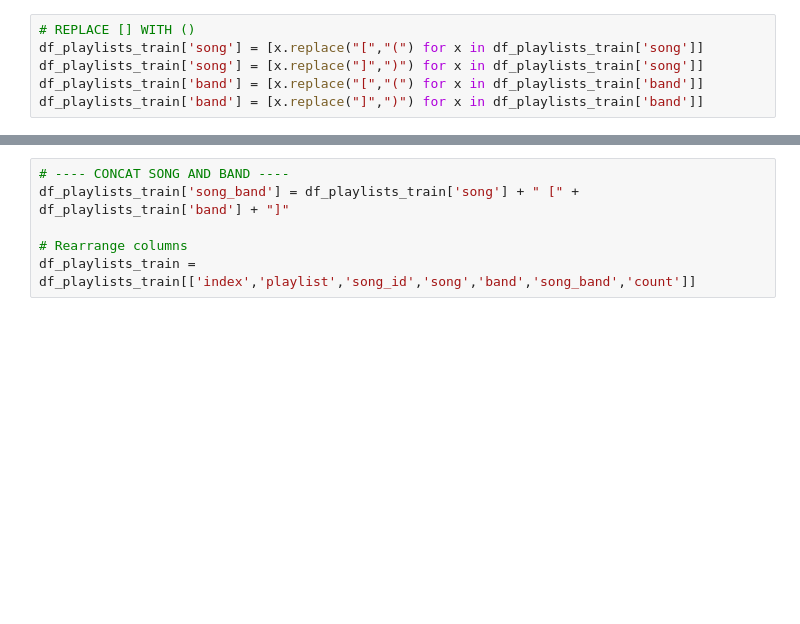
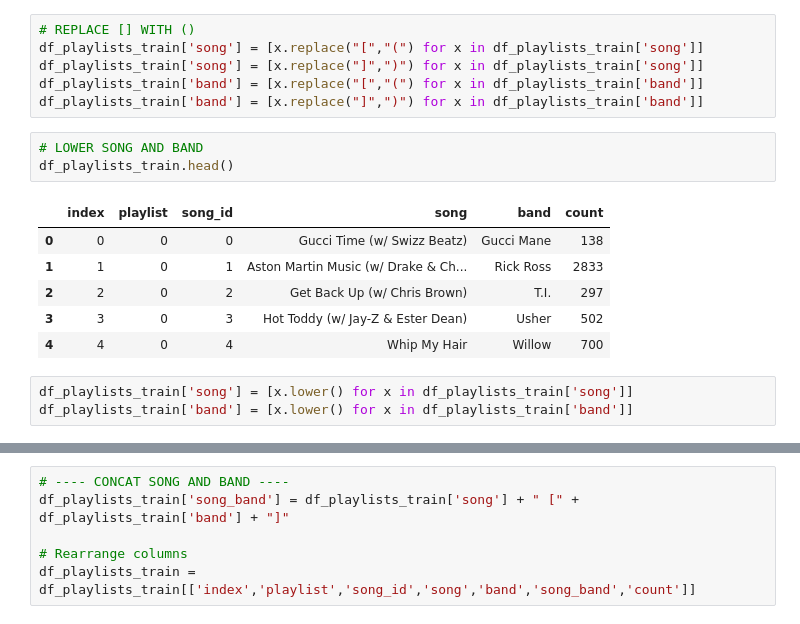
Before and after one commit to stevebachmeier/song-recommender, a Jupyter notebook: working.ipynb, the cells around one changed output, grey strips where cells are left out. Drawn from its saved outputs; the diff is of its cells as text; blank space fills up the shorter version.

```diff
--- a/working.ipynb
+++ b/working.ipynb
@@ -287,3 +298,16 @@ df_playlists_train['song'] = [x.replace("[","(") for x in df_playlists_train['so
 df_playlists_train['song'] = [x.replace("]",")") for x in df_playlists_train['song']]
 df_playlists_train['band'] = [x.replace("[","(") for x in df_playlists_train['band']]
 df_playlists_train['band'] = [x.replace("]",")") for x in df_playlists_train['band']]
+# %%
+# LOWER SONG AND BAND
+df_playlists_train.head()
+# %% [output]
+|  | index | playlist | song_id | song | band | count |
+| 0 | 0 | 0 | 0 | Gucci Time (w/ Swizz Beatz) | Gucci Mane | 138 |
+| 1 | 1 | 0 | 1 | Aston Martin Music (w/ Drake & Ch... | Rick Ross | 2833 |
+| 2 | 2 | 0 | 2 | Get Back Up (w/ Chris Brown) | T.I. | 297 |
+| 3 | 3 | 0 | 3 | Hot Toddy (w/ Jay-Z & Ester Dean) | Usher | 502 |
+| 4 | 4 | 0 | 4 | Whip My Hair | Willow | 700 |
+# %%
+df_playlists_train['song'] = [x.lower() for x in df_playlists_train['song']]
+df_playlists_train['band'] = [x.lower() for x in df_playlists_train['band']]
```
Also changed, not shown: parts of 36 cells of this notebook.
